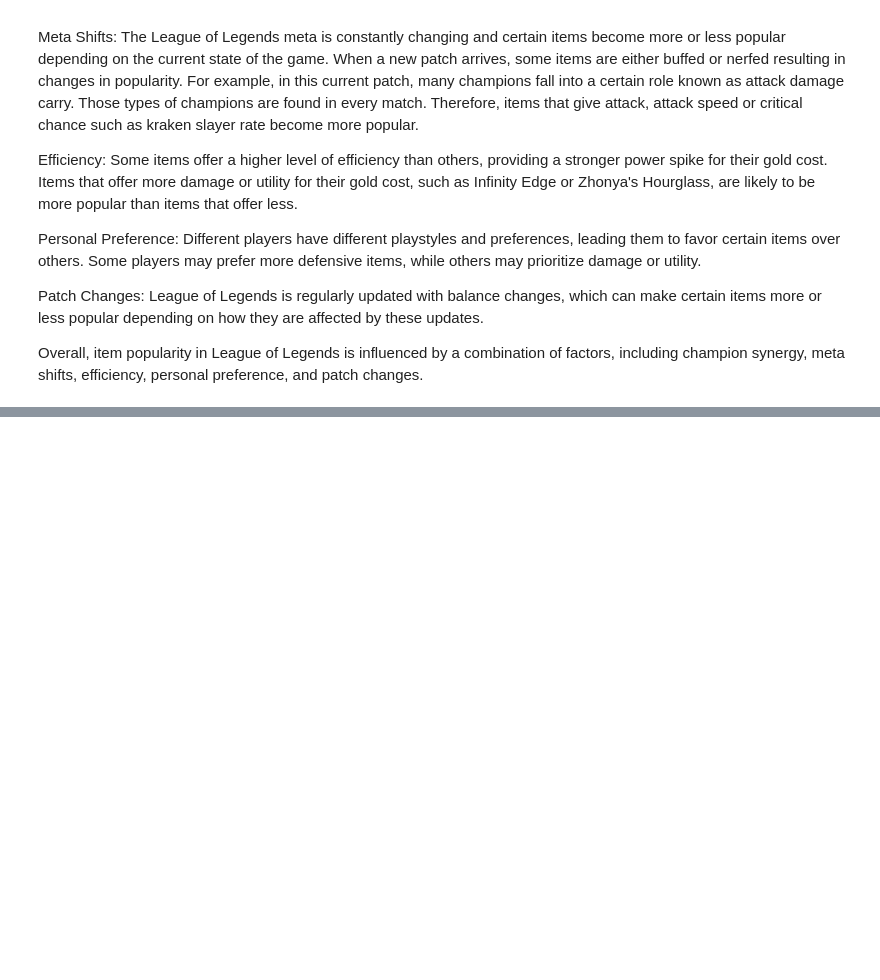
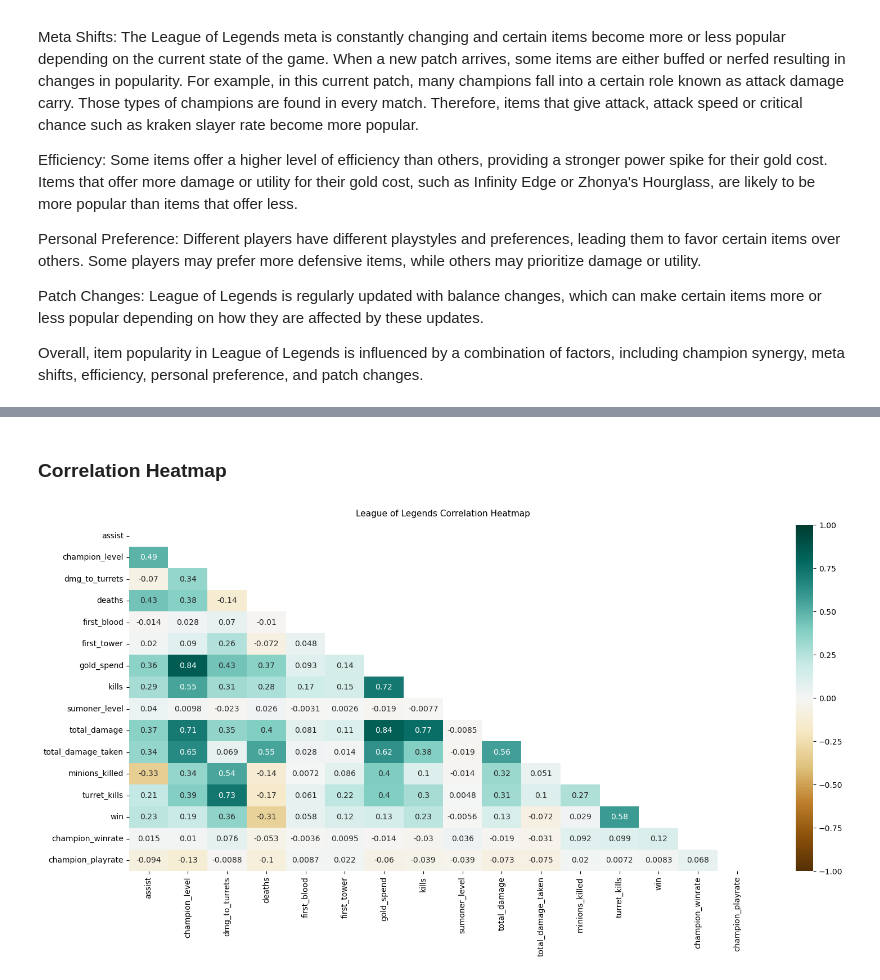
Before and after one commit to ThinhHong/Personal-Projects, a Jupyter notebook: League/Data Analysis.ipynb, the cells around one changed output, grey strips where cells are left out. Saved outputs shown, nothing was run; the diff lists cells and outputs as text; code cells hidden in the pictures; blank space fills up the shorter version.

```diff
--- a/League/Data Analysis.ipynb
+++ b/League/Data Analysis.ipynb
@@ -337,33 +336,3 @@ From the histogram line, we can see the majority of champions win rate is center
-# %%
-#Creates count for every champion played and amount of wins in champions.csv and sets to 0 and
-df_champion['times_played'] = 0
-df_champion['times_won'] = 0
-#champion names in the particpant table and champion csv file are lowercased to ensure names are equivalent
-df_champion['champion_name'] = df_champion['champion_name'].apply(str.lower)
-df['champion_name'] = df['champion_name'].apply(str.lower)
-#champion names in the particpant table and champion csv file are removed of whitespace to ensure names are equivalent
-df_champion['champion_name'] = df_champion['champion_name'].apply(str.strip)
-df['champion_name'] = df['champion_name'].apply(str.strip)
-#converts champions df to numpy
-champions = df_champion[['champion_name','times_played','times_won']].to_numpy()
-#Selects champion_name and win from all participants
-champions_played = df[['champion_name','win']].to_numpy()
-#iterates through length of all champions played  by a participant
-for i in range(len(champions_played)-1):
-    champion = champions_played[i][0]
-    win = champions_played[i][1]
-    #finds the index in champions array that a participant plaed
-    champion_index = np.where(champions == champion)[0][0]
-    #Adds 1 to times_played
-    champions[champion_index][1] += 1
-    #Adds win to times_won
-    champions[champion_index][2] += win
-
-df_champion_count = pd.DataFrame(champions, columns = ['champion_name','times_played','times_won'])
-amount_matches = len(df['match_id'].unique())
-df_champion_count['win_rate'] = df_champion_count['times_won']/df_champion_count['times_played']
-df_champion_count['play_rate'] = df_champion_count['times_played']/amount_matches
-df_champion_count.sort_values('win_rate',ascending = False)
 # %% [markdown]
 ### Adding purchase rate to items
 # %% [markdown]
@@ -430,0 +414,11 @@ Overall, item popularity in League of Legends is influenced by a combination of
+# %%
+df_map = df[['assist','champion_level','dmg_to_turrets','deaths','first_blood','first_tower','gold_spend','kills','sumoner_level','total_damage','total_damage_taken','minions_killed','turret_kills','win','champion_winrate','champion_playrate']]
+# %% [markdown]
+### Correlation Heatmap
+# %%
+plt.figure(figsize = (18,8))
+triangle_mask = np.triu(np.ones_like(df_map.corr(), dtype=bool))
+heatmap = sns.heatmap(df_map.corr(),mask=triangle_mask, vmin=-1, vmax=1, annot=True, cmap='BrBG')
+heatmap.set_title('League of Legends Correlation Heatmap',fontdict={'fontsize':11},pad=11);
+# %% [output]
+[figure, added]
```
Also changed, not shown: parts of 14 cells of this notebook, 1 other file.
